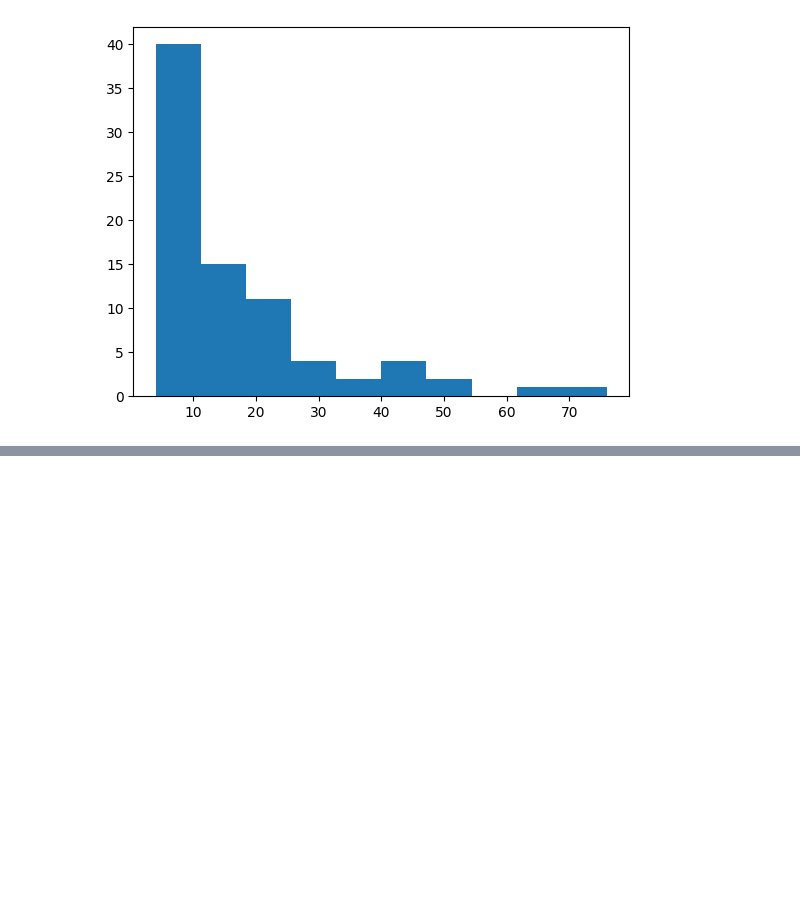
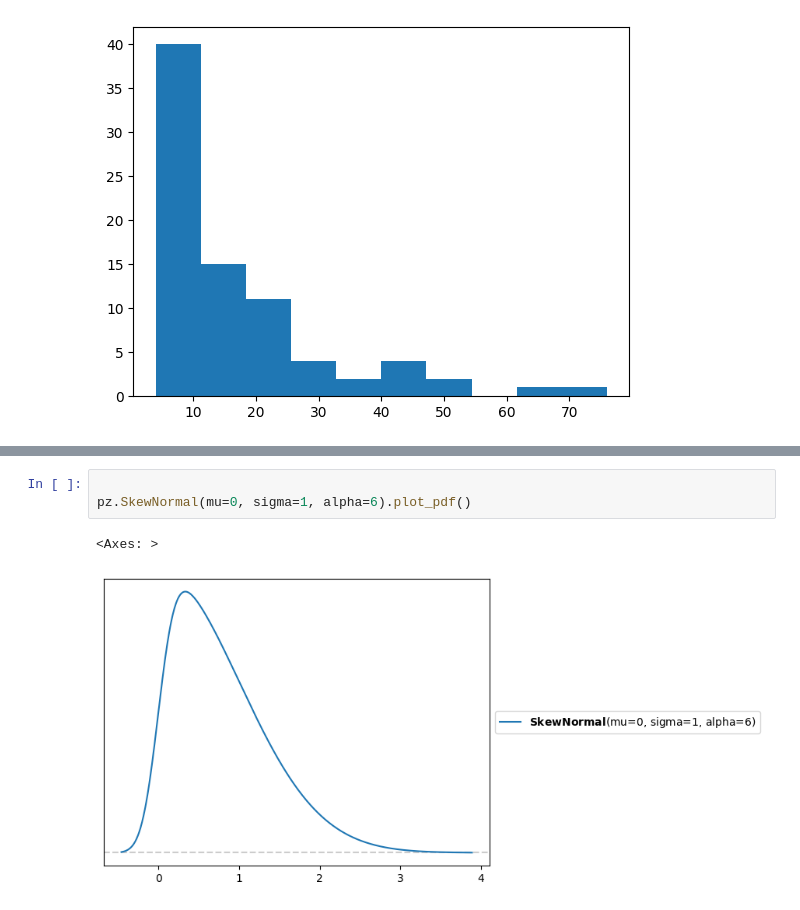
Before and after one commit to sanganalasya-hash/Data-Science, a Jupyter notebook: Copy_of_Unit3Project.ipynb, the cells around one changed output, grey strips where cells are left out. Drawn from its saved outputs; the diff is of its cells as text; blank space fills up the shorter version.

```diff
--- a/Copy_of_Unit3Project.ipynb
+++ b/Copy_of_Unit3Project.ipynb
@@ -131,3 +140,9 @@ pz.HalfNormal(sigma = 5).plot_pdf()
+# %%
+
+pz.SkewNormal(mu=0, sigma=1, alpha=6).plot_pdf()
+# %% [output]
+<Axes: >
+[figure, added]
 # %%
 import pymc as pm
 
```
Also changed, not shown: parts of 14 cells of this notebook.
